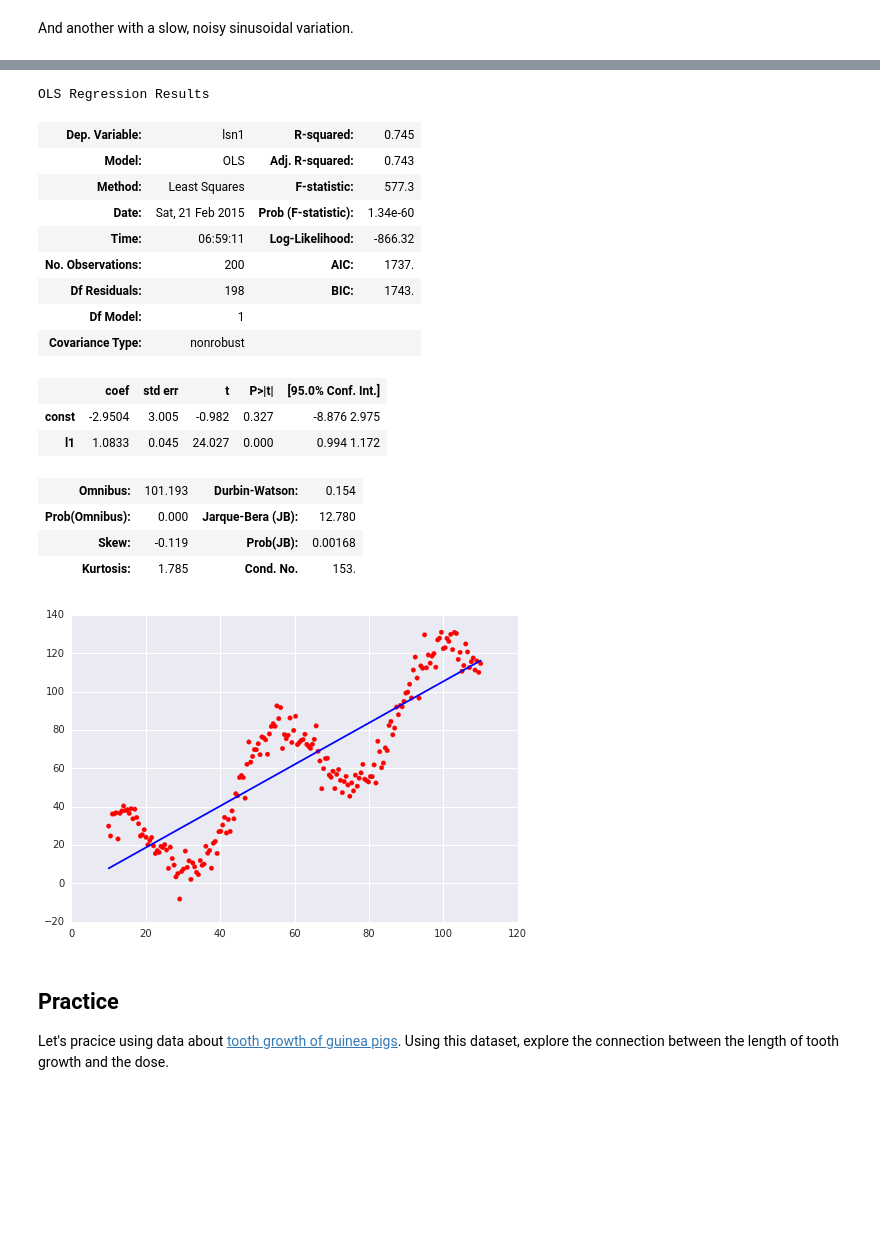
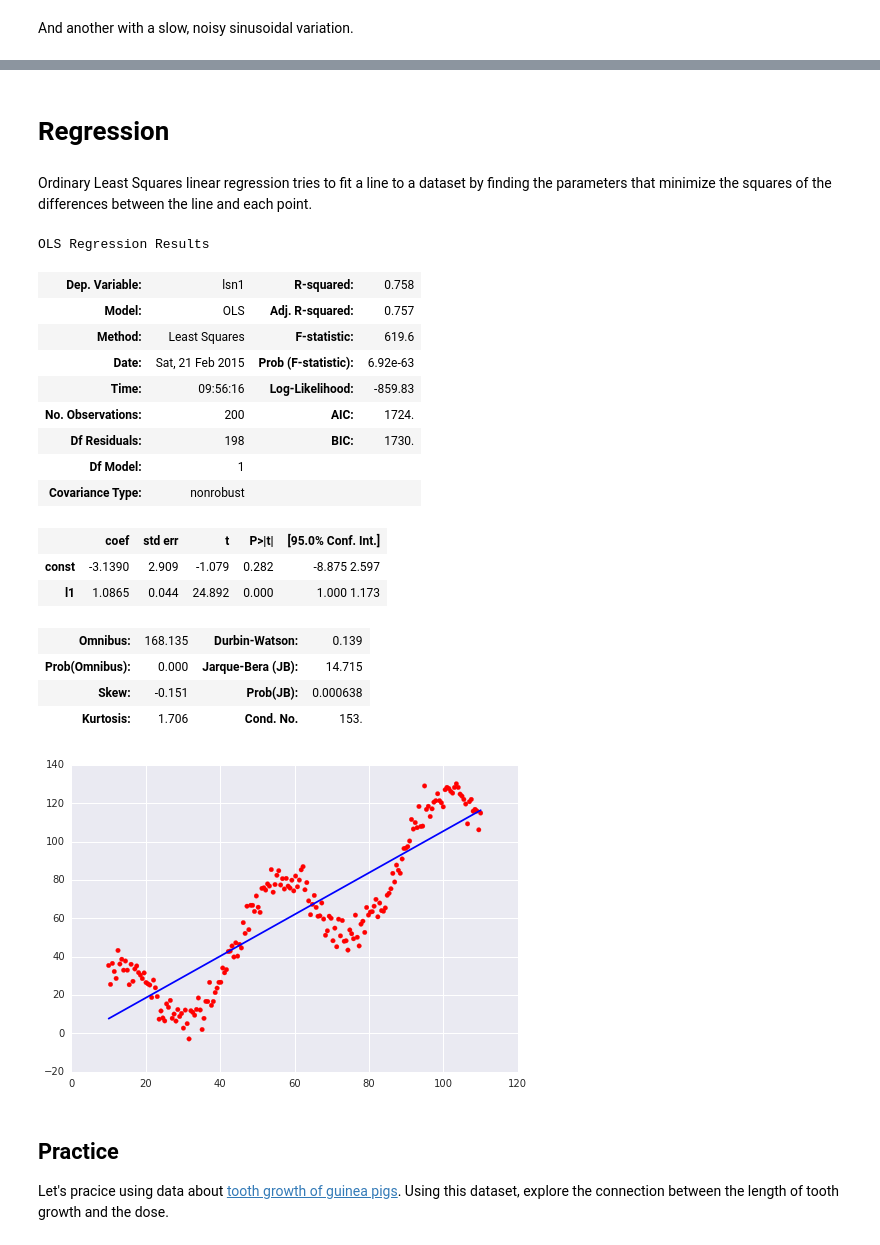
Before and after one commit to sandiegodata/training-notebooks, a Jupyter notebook: python-and-pandas/saturday_study/Variance and Correlation.ipynb, the cells around one changed output, grey strips where cells are left out. Saved outputs shown, nothing was run; the diff lists cells and outputs as text; code cells hidden in the pictures; blank space fills up the shorter version.

```diff
--- a/python-and-pandas/saturday_study/Variance and Correlation.ipynb
+++ b/python-and-pandas/saturday_study/Variance and Correlation.ipynb
@@ -163,4 +163,5 @@ print(lsn2.autocorr())
 # %%
+from pandas.tools.plotting import scatter_matrix
 
 df = pd.DataFrame( dict(
     n1 = n1,
@@ -168,9 +169,6 @@ df = pd.DataFrame( dict(
     l1 = l1,
     ln1 = ln1,
     ln2 = ln2,
-    sin1 = sin(l1),
-    sin2 = sin(l1 + (1./4.)*pi),
-    cos1 = cos(l1),
-    sinn1= sin(l1)+(n1/100),
-    sinn2 = cos(l1)+(n2/100)
+    lsn1 = lsn1,
+    lsn2 = lsn2
 ))
@@ -215,36 +246,40 @@ dfsa.corr()
+# %% [markdown]
+# Regression
+# %% [markdown]
+Ordinary Least Squares linear regression tries to fit a line to a dataset by finding the parameters that minimize the squares of the differences between the line and each point.
 # %%
 import statsmodels.api as sm
 import statsmodels.formula.api as smf
 from statsmodels.regression.linear_model import OLS
 #model = OLS(formula="ln1 ~ lsn1", data=dfsa)
-model = sm.OLS(dfsa.lsn1, sm.add_constant(dfsa.l1))
+model = sm.OLS(df.lsn1, sm.add_constant(df.l1))
 r = model.fit()
 r.summary()
 # %% [output]
 OLS Regression Results
-| Dep. Variable: | lsn1 | R-squared: | 0.745 |
-| Model: | OLS | Adj. R-squared: | 0.743 |
-| Method: | Least Squares | F-statistic: | 577.3 |
-| Date: | Sat, 21 Feb 2015 | Prob (F-statistic): | 1.34e-60 |
-| Time: | 06:59:11 | Log-Likelihood: | -866.32 |
-| No. Observations: | 200 | AIC: | 1737. |
-| Df Residuals: | 198 | BIC: | 1743. |
+| Dep. Variable: | lsn1 | R-squared: | 0.758 |
+| Model: | OLS | Adj. R-squared: | 0.757 |
+| Method: | Least Squares | F-statistic: | 619.6 |
+| Date: | Sat, 21 Feb 2015 | Prob (F-statistic): | 6.92e-63 |
+| Time: | 09:56:16 | Log-Likelihood: | -859.83 |
+| No. Observations: | 200 | AIC: | 1724. |
+| Df Residuals: | 198 | BIC: | 1730. |
 | Df Model: | 1 |  |  |
 | Covariance Type: | nonrobust |  |  |
 |  | coef | std err | t | P>|t| | [95.0% Conf. Int.] |
-| const | -2.9504 | 3.005 | -0.982 | 0.327 | -8.876 2.975 |
-| l1 | 1.0833 | 0.045 | 24.027 | 0.000 | 0.994 1.172 |
+| const | -3.1390 | 2.909 | -1.079 | 0.282 | -8.875 2.597 |
+| l1 | 1.0865 | 0.044 | 24.892 | 0.000 | 1.000 1.173 |
-| Omnibus: | 101.193 | Durbin-Watson: | 0.154 |
-| Prob(Omnibus): | 0.000 | Jarque-Bera (JB): | 12.780 |
-| Skew: | -0.119 | Prob(JB): | 0.00168 |
-| Kurtosis: | 1.785 | Cond. No. | 153. |
+| Omnibus: | 168.135 | Durbin-Watson: | 0.139 |
+| Prob(Omnibus): | 0.000 | Jarque-Bera (JB): | 14.715 |
+| Skew: | -0.151 | Prob(JB): | 0.000638 |
+| Kurtosis: | 1.706 | Cond. No. | 153. |
 # %%
 plt.scatter(l1, lsn1, color='r')
 predictions = r.predict()
 plt.plot(l1, predictions, color='b')
 plt.show()
 # %% [output]
-[figure, old version]
+[figure, new version]
 # %% [markdown]
 ## Practice
 Let's pracice using data about [tooth growth of guinea pigs](http://vincentarelbundock.github.io/Rdatasets/doc/datasets/ToothGrowth.html). Using this dataset, explore the connection between the length of tooth growth and the dose.
```
Also changed, not shown: parts of 27 cells of this notebook.
